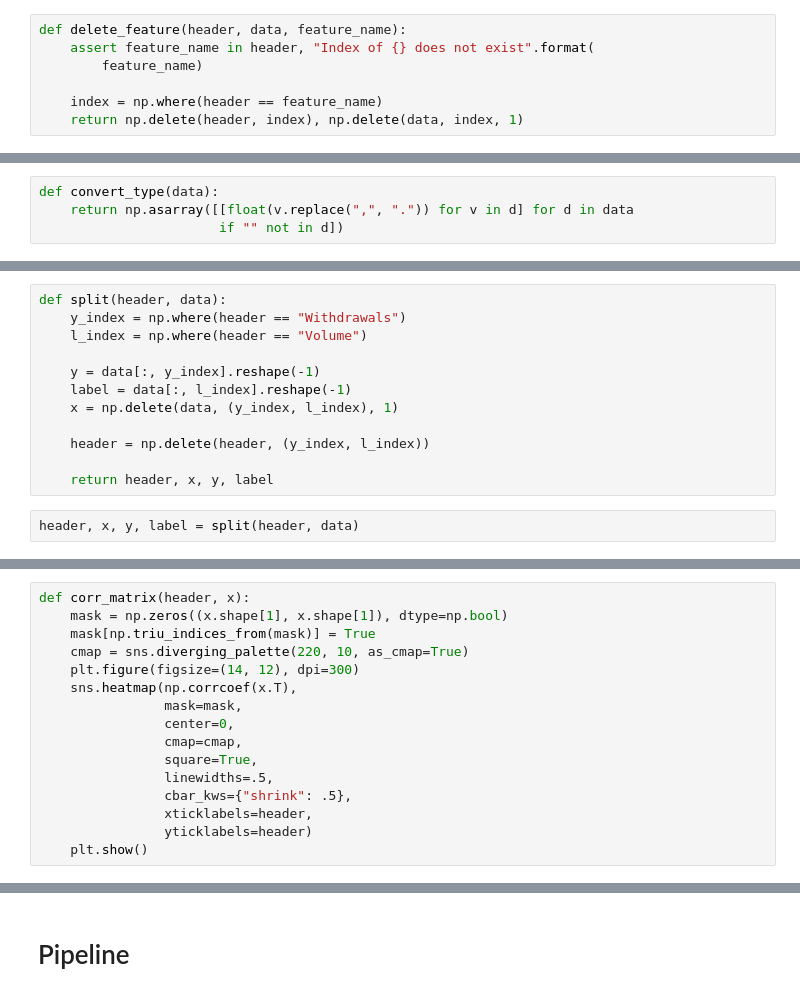
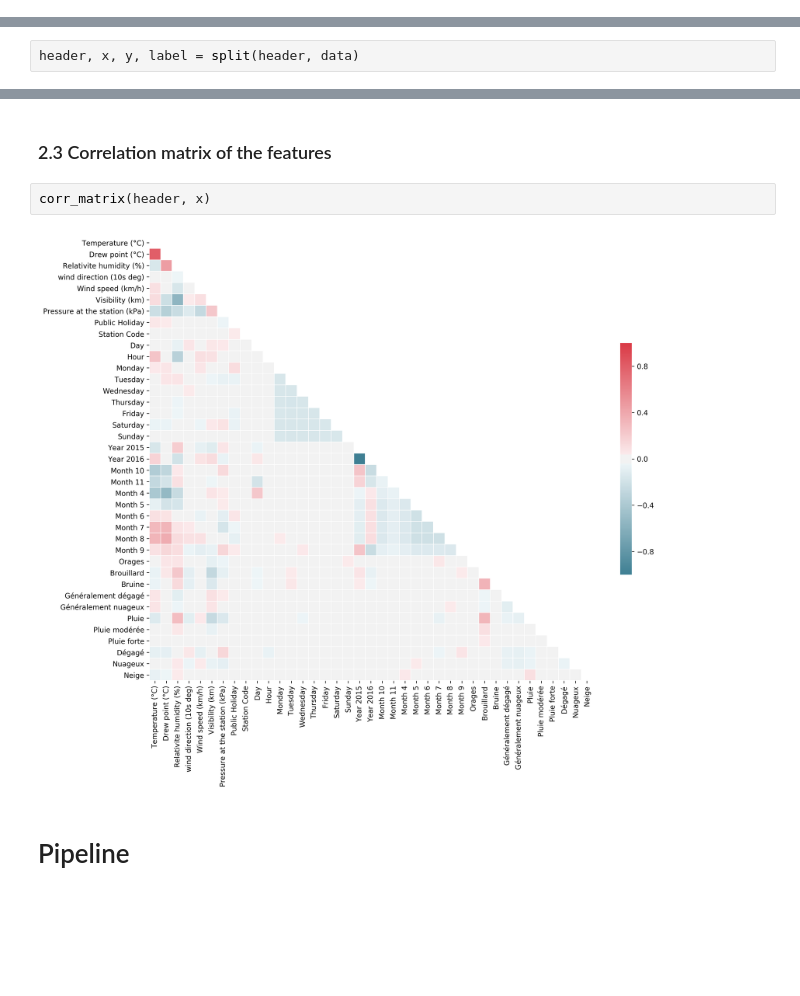
Before and after one commit to TheoMoins/INF8111-Assignment, a Jupyter notebook: 02/notebook.ipynb, the cells around one changed output, grey strips where cells are left out. Drawn from its saved outputs; the diff is of its cells as text; blank space fills up the shorter version.

```diff
--- a/02/notebook.ipynb
+++ b/02/notebook.ipynb
@@ -50,13 +53,6 @@ print_feature(header, data, 3)
  * We decide to keep Weather as it is discrete and we can easily replace it with a one-hot vector.
 
  * We also need to remove Withdrawals that is not available in test data.
-# %%
-def delete_feature(header, data, feature_name):
-    assert feature_name in header, "Index of {} does not exist".format(
-        feature_name)
-
-    index = np.where(header == feature_name)
-    return np.delete(header, index), np.delete(data, index, 1)
 # %%
 header, data = delete_feature(header, data, "Visility indicator")
 header, data = delete_feature(header, data, "hmdx")
@@ -173,7 +141,3 @@ Let's remove the samples with missing values as only one hundred have label 1.
-# %%
-def convert_type(data):
-    return np.asarray([[float(v.replace(",", ".")) for v in d] for d in data
-                       if "" not in d])
 # %%
 data = convert_type(data)
 # %%
@@ -202,15 +170,3 @@ normalization_feature(header, data, "Pressure at the station (kPa)")
-# %%
-def split(header, data):
-    y_index = np.where(header == "Withdrawals")
-    l_index = np.where(header == "Volume")
-
-    y = data[:, y_index].reshape(-1)
-    label = data[:, l_index].reshape(-1)
-    x = np.delete(data, (y_index, l_index), 1)
-
-    header = np.delete(header, (y_index, l_index))
-
-    return header, x, y, label
 # %%
 header, x, y, label = split(header, data)
 # %% [markdown]
@@ -238,16 +181,0 @@ plot_feature(header, x, "Temperature (°C)")
-# %%
-def corr_matrix(header, x):
-    mask = np.zeros((x.shape[1], x.shape[1]), dtype=np.bool)
-    mask[np.triu_indices_from(mask)] = True
-    cmap = sns.diverging_palette(220, 10, as_cmap=True)
-    plt.figure(figsize=(14, 12), dpi=300)
-    sns.heatmap(np.corrcoef(x.T),
-                mask=mask,
-                center=0,
-                cmap=cmap,
-                square=True,
-                linewidths=.5,
-                cbar_kws={"shrink": .5},
-                xticklabels=header,
-                yticklabels=header)
-    plt.show()
@@ -268,3 +208,9 @@ feature_output_corr(header, x, label, 10)
+# %% [markdown]
+### 2.3 Correlation matrix of the features
+# %%
+corr_matrix(header, x)
+# %% [output]
+[figure, added]
 # %% [markdown]
 # Pipeline
 # %%
```
Also changed, not shown: parts of 42 cells of this notebook, 1 other file.
